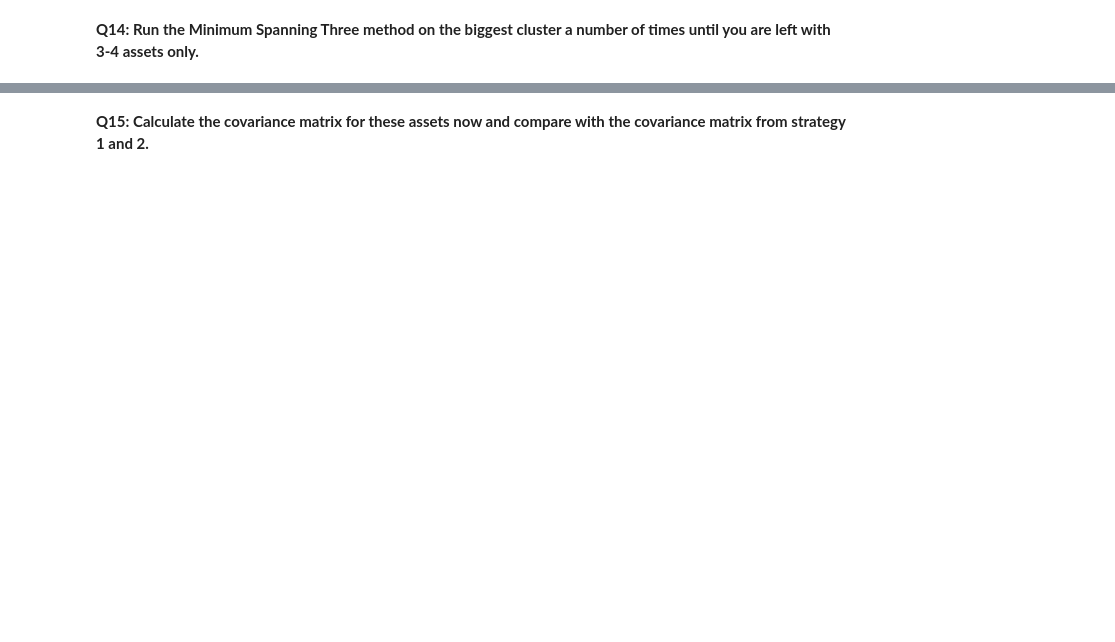
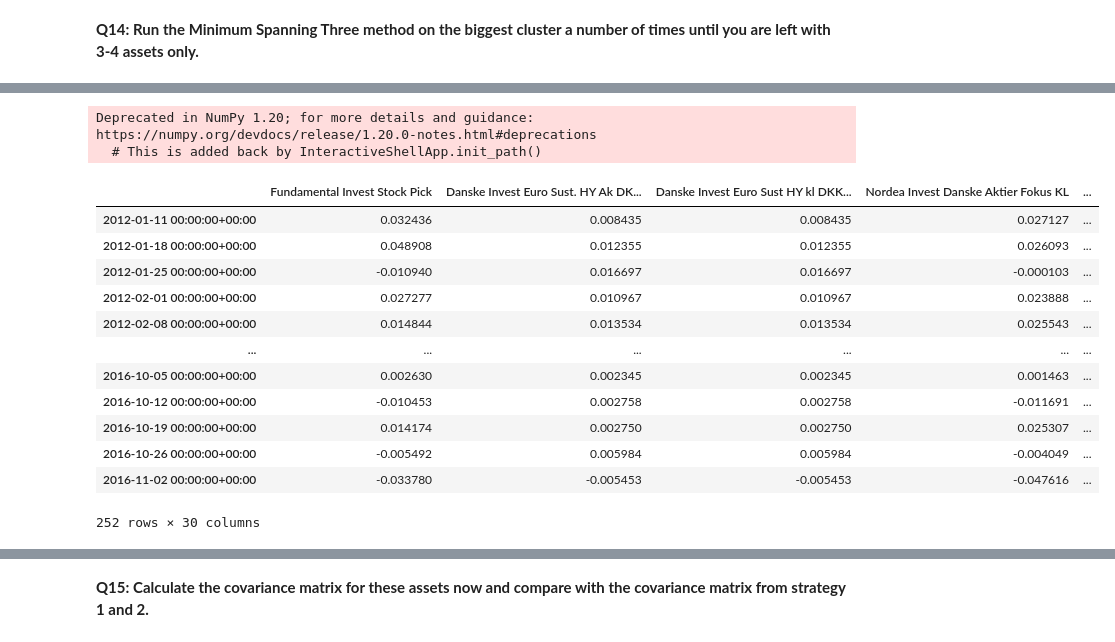
Before and after one commit to jennyjyu/financial-engineering, a Jupyter notebook: Project 3/Project 3.ipynb, the cells around one changed output, grey strips where cells are left out. Drawn from its saved outputs; the diff is of its cells as text; code cells hidden in the pictures; blank space fills up the shorter version.

```diff
--- a/Project 3/Project 3.ipynb
+++ b/Project 3/Project 3.ipynb
@@ -638,0 +791,20 @@ Continue now with the top 200 assets with the highest Sharpe Ratios for the trai
+# %%
+subsetMST, subsetMST_df2_cluster, corrMST_avg, PDI_MST = MinimumSpanningTree(subsetMST_df1_cluster)
+
+subsetMST_df2_cluster
+# %% [output]
+Deprecated in NumPy 1.20; for more details and guidance: https://numpy.org/devdocs/release/1.20.0-notes.html#deprecations
+  # This is added back by InteractiveShellApp.init_path()
+|  | Fundamental Invest Stock Pick | Danske Invest Euro Sust. HY Ak DK... | Danske Invest Euro Sust HY kl DKK... | Nordea Invest Danske Aktier Fokus KL | ... |
+| 2012-01-11 00:00:00+00:00 | 0.032436 | 0.008435 | 0.008435 | 0.027127 | ... |
+| 2012-01-18 00:00:00+00:00 | 0.048908 | 0.012355 | 0.012355 | 0.026093 | ... |
+| 2012-01-25 00:00:00+00:00 | -0.010940 | 0.016697 | 0.016697 | -0.000103 | ... |
+| 2012-02-01 00:00:00+00:00 | 0.027277 | 0.010967 | 0.010967 | 0.023888 | ... |
+| 2012-02-08 00:00:00+00:00 | 0.014844 | 0.013534 | 0.013534 | 0.025543 | ... |
+| ... | ... | ... | ... | ... | ... |
+| 2016-10-05 00:00:00+00:00 | 0.002630 | 0.002345 | 0.002345 | 0.001463 | ... |
+| 2016-10-12 00:00:00+00:00 | -0.010453 | 0.002758 | 0.002758 | -0.011691 | ... |
+| 2016-10-19 00:00:00+00:00 | 0.014174 | 0.002750 | 0.002750 | 0.025307 | ... |
+| 2016-10-26 00:00:00+00:00 | -0.005492 | 0.005984 | 0.005984 | -0.004049 | ... |
+| 2016-11-02 00:00:00+00:00 | -0.033780 | -0.005453 | -0.005453 | -0.047616 | ... |
+252 rows × 30 columns
```
Also changed, not shown: parts of 19 cells of this notebook, 1 other file.
